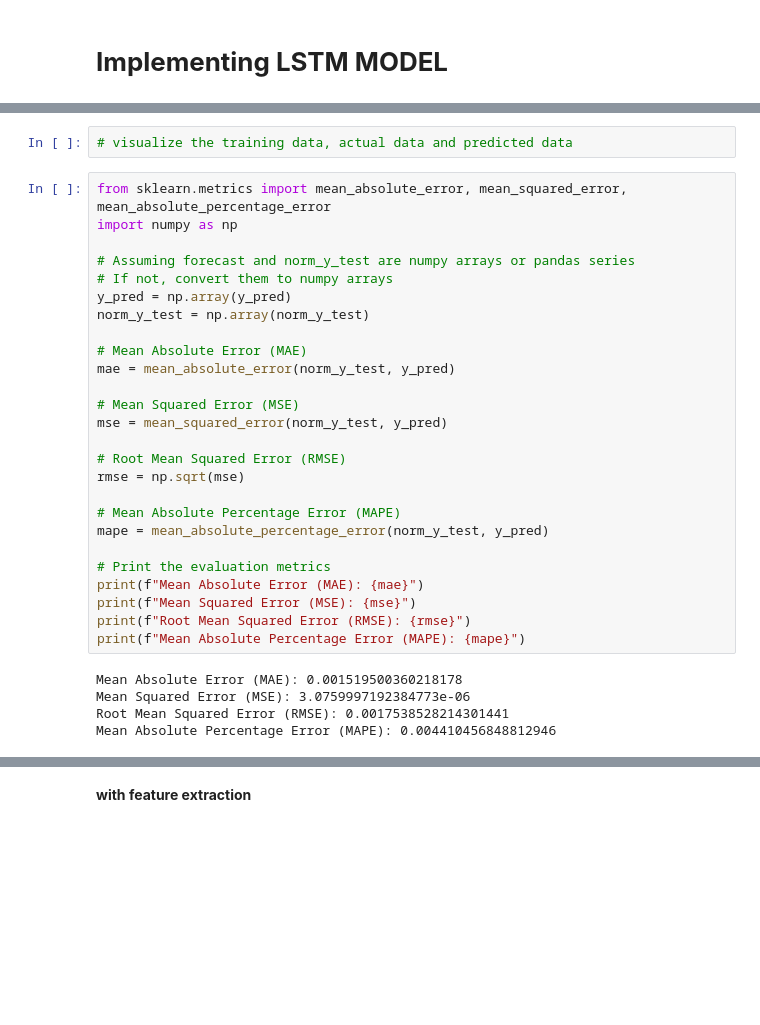
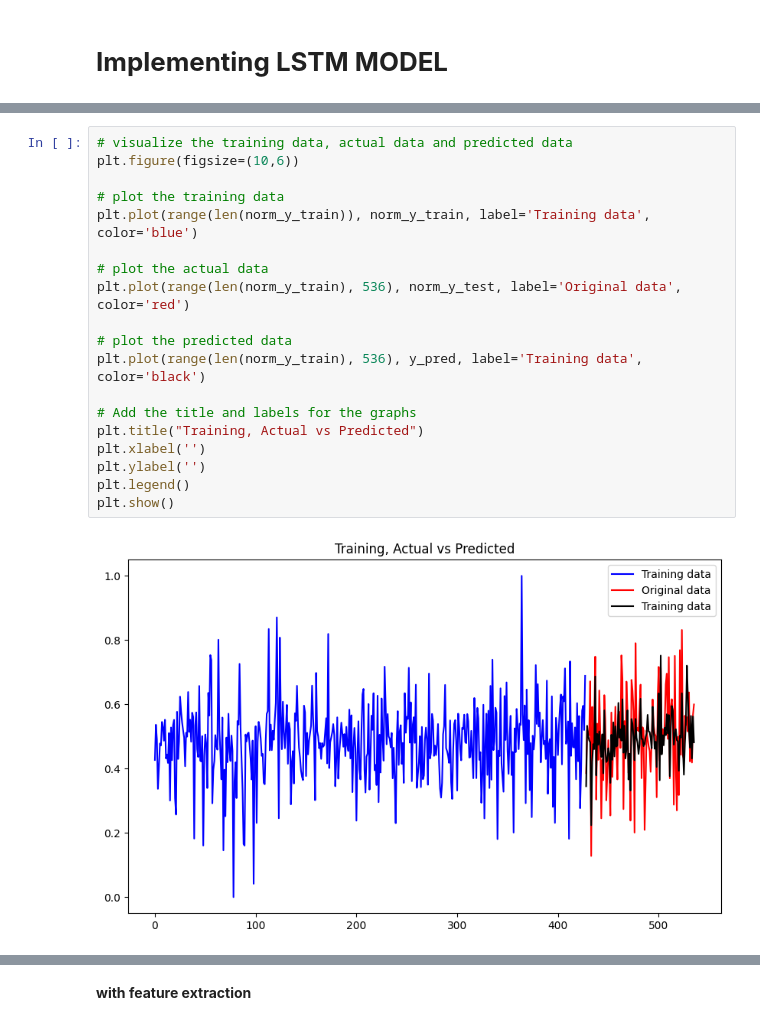
Before and after one commit to RaghavendhraRao/stock_market_prediction_ISE_DSFP, a Jupyter notebook: ds_final_proj_stock_market_colab.ipynb, the cells around one changed output, grey strips where cells are left out. Saved outputs shown, nothing was run; the diff lists cells and outputs as text; blank space fills up the shorter version.

```diff
--- a/ds_final_proj_stock_market_colab.ipynb
+++ b/ds_final_proj_stock_market_colab.ipynb
@@ -364,33 +360,21 @@ Mean absolute error: 0.07887078821659088
-# %%
-# visualize the training data, actual data and predicted data
-# %%
-from sklearn.metrics import mean_absolute_error, mean_squared_error, mean_absolute_percentage_error
-import numpy as np
-
-# Assuming forecast and norm_y_test are numpy arrays or pandas series
-# If not, convert them to numpy arrays
-y_pred = np.array(y_pred)
-norm_y_test = np.array(norm_y_test)
-
-# Mean Absolute Error (MAE)
-mae = mean_absolute_error(norm_y_test, y_pred)
-
-# Mean Squared Error (MSE)
-mse = mean_squared_error(norm_y_test, y_pred)
-
-# Root Mean Squared Error (RMSE)
-rmse = np.sqrt(mse)
-
-# Mean Absolute Percentage Error (MAPE)
-mape = mean_absolute_percentage_error(norm_y_test, y_pred)
-
-# Print the evaluation metrics
-print(f"Mean Absolute Error (MAE): {mae}")
-print(f"Mean Squared Error (MSE): {mse}")
-print(f"Root Mean Squared Error (RMSE): {rmse}")
-print(f"Mean Absolute Percentage Error (MAPE): {mape}")
-# %% [output]
-Mean Absolute Error (MAE): 0.001519500360218178
-Mean Squared Error (MSE): 3.0759997192384773e-06
-Root Mean Squared Error (RMSE): 0.0017538528214301441
-Mean Absolute Percentage Error (MAPE): 0.004410456848812946
+# %%
+# visualize the training data, actual data and predicted data
+plt.figure(figsize=(10,6))
+
+# plot the training data
+plt.plot(range(len(norm_y_train)), norm_y_train, label='Training data', color='blue')
+
+# plot the actual data
+plt.plot(range(len(norm_y_train), 536), norm_y_test, label='Original data', color='red')
+
+# plot the predicted data
+plt.plot(range(len(norm_y_train), 536), y_pred, label='Training data', color='black')
+
+# Add the title and labels for the graphs
+plt.title("Training, Actual vs Predicted")
+plt.xlabel('')
+plt.ylabel('')
+plt.legend()
+plt.show()
+# %% [output]
+[figure, added]
```
Also changed, not shown: parts of 35 cells of this notebook.
